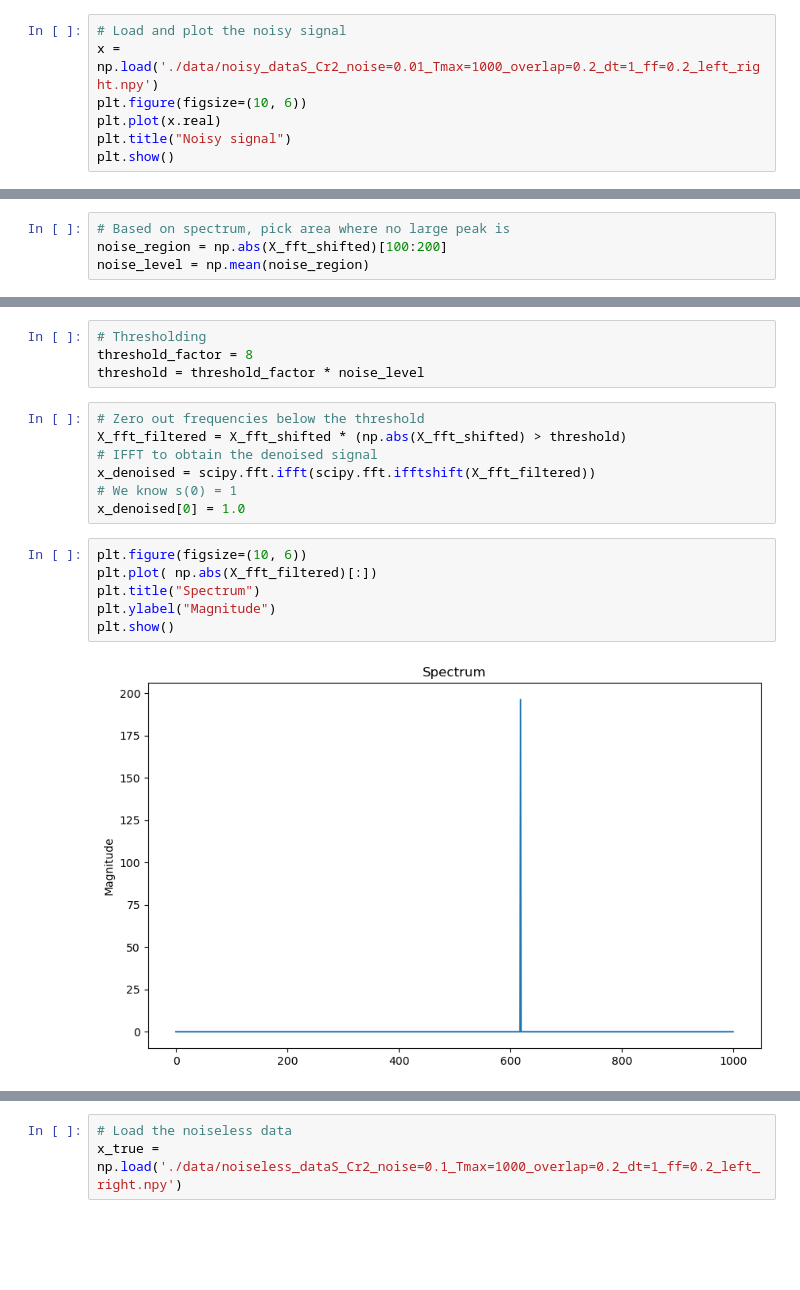
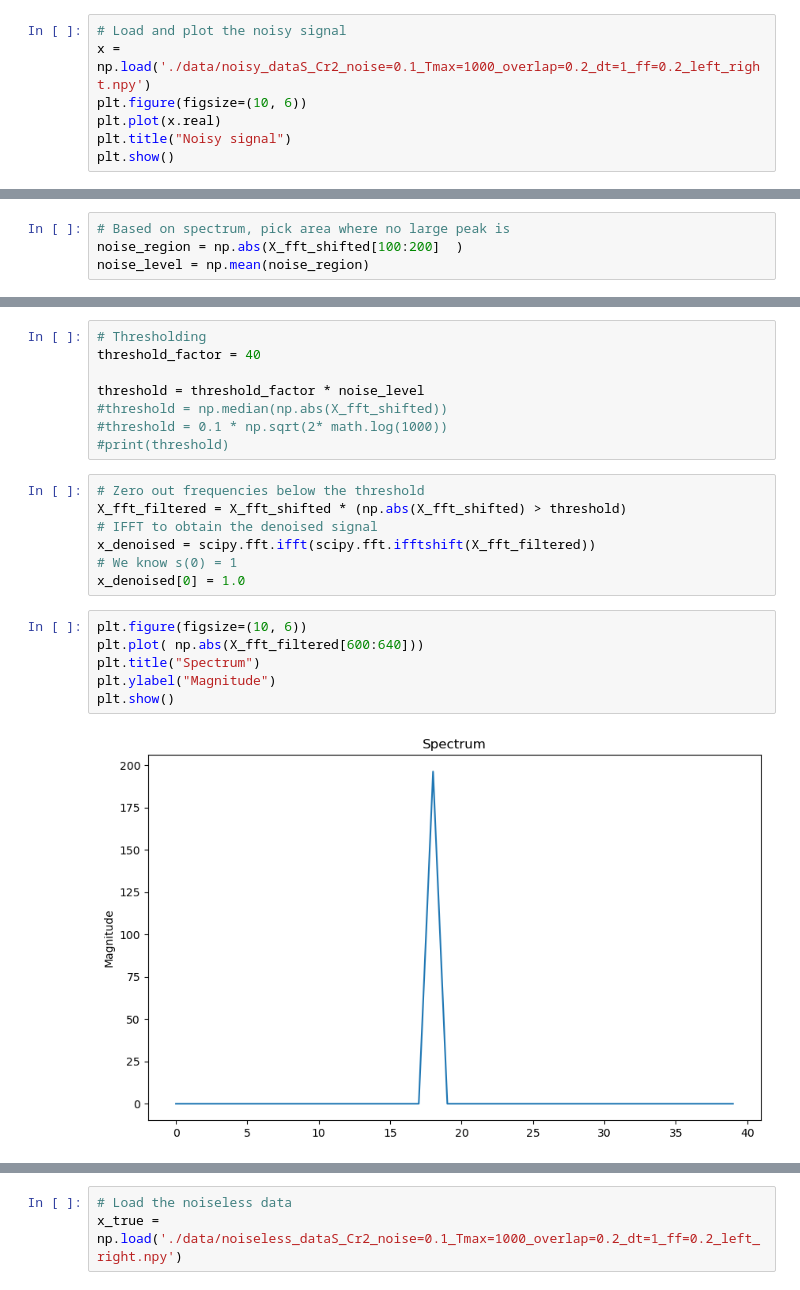
Before and after one commit to hbassi/denoisingodmd, a Jupyter notebook: fourier_denoising.ipynb, the cells around one changed output, grey strips where cells are left out. Drawn from its saved outputs; the diff is of its cells as text; blank space fills up the shorter version.

```diff
--- a/fourier_denoising.ipynb
+++ b/fourier_denoising.ipynb
@@ -6,6 +8,6 @@ from scipy.io import loadmat
 # %%
 # Load and plot the noisy signal
-x = np.load('./data/noisy_dataS_Cr2_noise=0.01_Tmax=1000_overlap=0.2_dt=1_ff=0.2_left_right.npy')
+x = np.load('./data/noisy_dataS_Cr2_noise=0.1_Tmax=1000_overlap=0.2_dt=1_ff=0.2_left_right.npy')
 plt.figure(figsize=(10, 6))
 plt.plot(x.real)
 plt.title("Noisy signal")
@@ -62,5 +64,5 @@ plt.show()
 [figure]
 # %%
 # Based on spectrum, pick area where no large peak is
-noise_region = np.abs(X_fft_shifted)[100:200]
+noise_region = np.abs(X_fft_shifted[100:200]  )
 noise_level = np.mean(noise_region)
@@ -67,7 +73,11 @@ noise_level = np.mean(noise_region)
 # %%
 # Thresholding
-threshold_factor = 8
+threshold_factor = 40
+
 threshold = threshold_factor * noise_level
+#threshold = np.median(np.abs(X_fft_shifted))
+#threshold = 0.1 * np.sqrt(2* math.log(1000))
+#print(threshold)
 # %%
 # Zero out frequencies below the threshold
 X_fft_filtered = X_fft_shifted * (np.abs(X_fft_shifted) > threshold)
@@ -77,9 +87,9 @@ x_denoised = scipy.fft.ifft(scipy.fft.ifftshift(X_fft_filtered))
 x_denoised[0] = 1.0
 # %%
 plt.figure(figsize=(10, 6))
-plt.plot( np.abs(X_fft_filtered)[:])
+plt.plot( np.abs(X_fft_filtered[600:640]))
 plt.title("Spectrum")
 plt.ylabel("Magnitude")
 plt.show()
 # %% [output]
-[figure, old version]
+[figure, new version]
```
Also changed, not shown: parts of 6 cells of this notebook, 7 other files.
